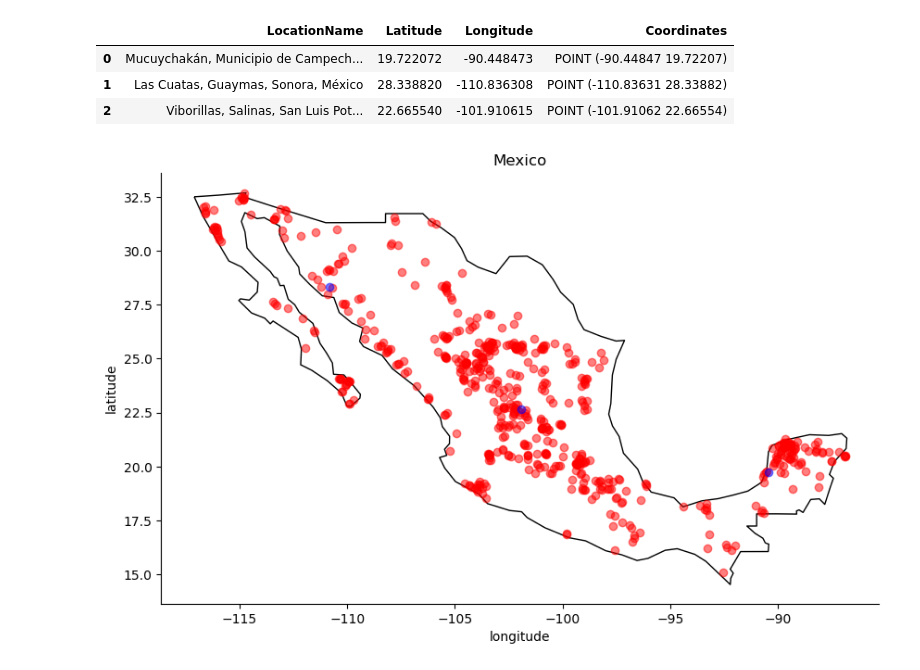
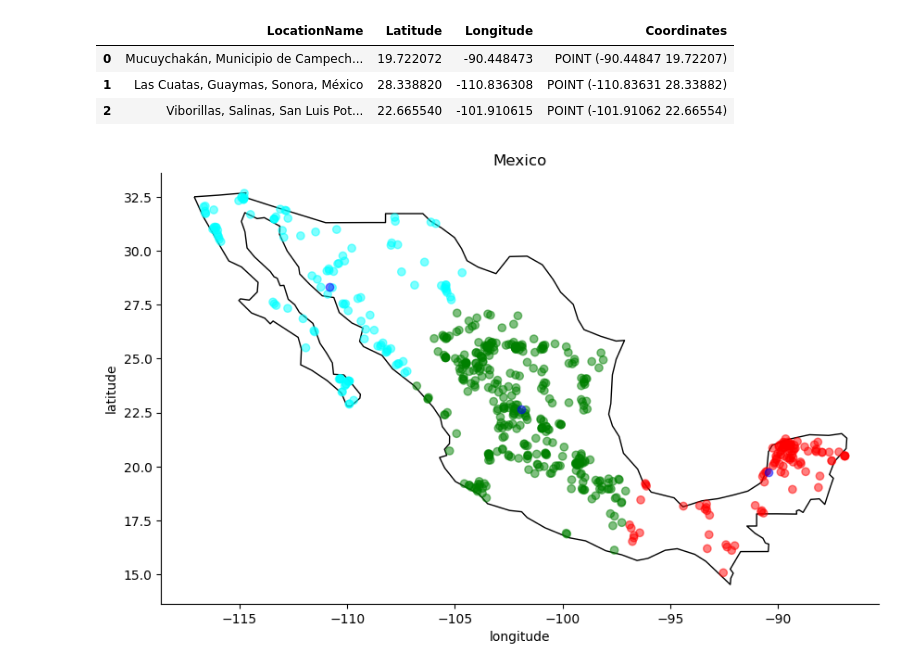
Before and after one commit to PosgradoMNA/actividades-del-projecto-cad_equipo_11, a Jupyter notebook: notebooks/reto_entrega_1.ipynb, the cells around one changed output. Saved outputs shown, nothing was run; the diff lists cells and outputs as text; code cells hidden in the pictures.

```diff
--- a/notebooks/reto_entrega_1.ipynb
+++ b/notebooks/reto_entrega_1.ipynb
@@ -205,6 +205,9 @@ print(kmeans.cluster_centers_) # Latitud y longitud de los lugares optimos
 [[  19.72207237  -90.44847336]
  [  28.33881983 -110.8363076 ]
  [  22.66553988 -101.91061549]]
+# %%
+map_colors = {0: 'red', 1: 'cyan', 2: 'green'}
+kmeans_pred_colors = [map_colors[v] for v in kmean_p]
 # %%
 # Obtener las ciudades de cada almacen
 from geopy.geocoders import Nominatim
@@ -274,25 +277,25 @@ sitios_gpd.head()
 # %%
 # Step 3: Plot the cities onto the map
 # We mostly use the code from before --- we still want the country borders plotted --- and we
 # add a command to plot the cities
 fig, gax = plt.subplots(figsize=(10,10))
 
 # By only plotting rows in which the continent is 'South America' we only plot, well,
 # South America.
 world.query("name == 'Mexico'").plot(ax = gax, edgecolor='black', color='white')
 
 # This plot the cities. It's the same syntax, but we are plotting from a different GeoDataFrame.
 # I want the cities as pale red dots.
-gdf.plot(ax=gax, color='red', alpha = 0.5)
+gdf.plot(ax=gax, color=kmeans_pred_colors, alpha = 0.5)
 sitios_gpd.plot(ax=gax, color='blue', alpha = 0.5)
 
 gax.set_xlabel('longitude')
 gax.set_ylabel('latitude')
 gax.set_title('Mexico')
 
 gax.spines['top'].set_visible(False)
 gax.spines['right'].set_visible(False)
 
 plt.show()
 # %% [output]
-[figure, old version]
+[figure, new version]
```
